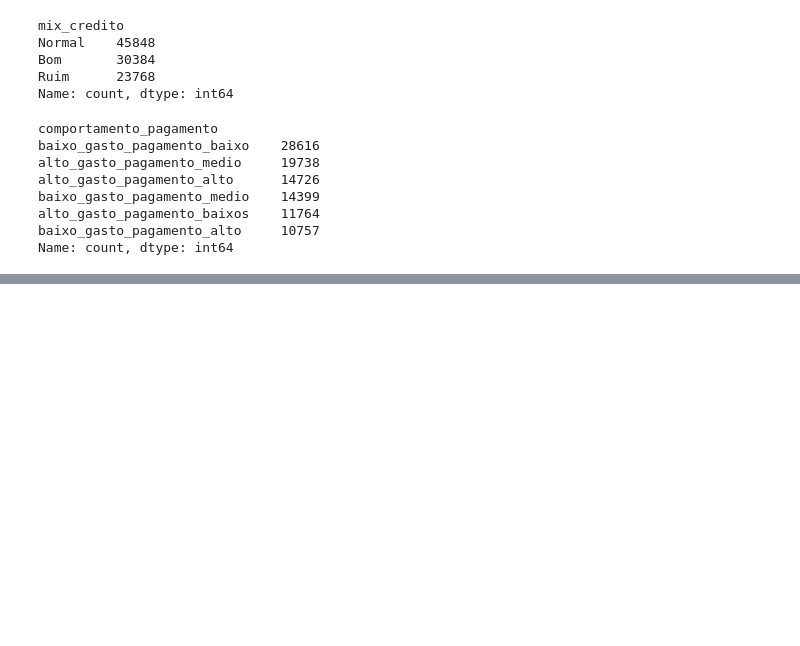
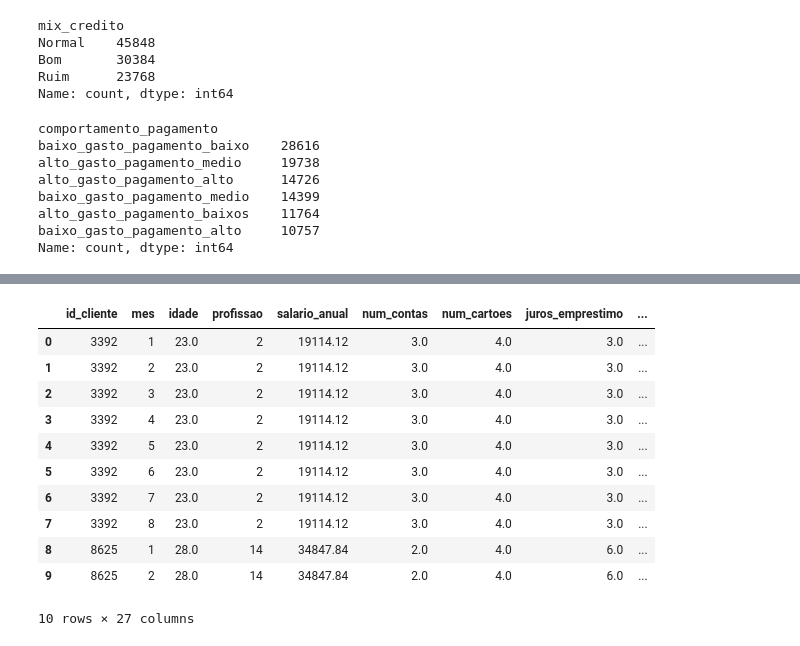
Before and after one commit to carlosrodriguesjf/ProjetoScoreDeClientesDeBanco, a Jupyter notebook: main.ipynb, the cells around one changed output, grey strips where cells are left out. Drawn from its saved outputs; the diff is of its cells as text; code cells hidden in the pictures; blank space fills up the shorter version.

```diff
--- a/main.ipynb
+++ b/main.ipynb
@@ -107,3 +102,3 @@ Name: count, dtype: int64
 # %%
-# Aplicando o label encoder
-le = LabelEncoder()
+# Aplicando o label encoder na variavel profissao
+codificador = LabelEncoder()
@@ -111,0 +185,21 @@ le = LabelEncoder()
+# %%
+# aplicando label encoding na variavel comportamento_pagamento
+
+codificador = LabelEncoder()
+codificador.fit_transform(clientes['comportamento_pagamento'])
+clientes['comp_pag'] = codificador.transform(clientes['comportamento_pagamento'])
+# %%
+clientes.head(10)
+# %% [output]
+|  | id_cliente | mes | idade | profissao | salario_anual | num_contas | num_cartoes | juros_emprestimo | ... |
+| 0 | 3392 | 1 | 23.0 | 2 | 19114.12 | 3.0 | 4.0 | 3.0 | ... |
+| 1 | 3392 | 2 | 23.0 | 2 | 19114.12 | 3.0 | 4.0 | 3.0 | ... |
+| 2 | 3392 | 3 | 23.0 | 2 | 19114.12 | 3.0 | 4.0 | 3.0 | ... |
+| 3 | 3392 | 4 | 23.0 | 2 | 19114.12 | 3.0 | 4.0 | 3.0 | ... |
+| 4 | 3392 | 5 | 23.0 | 2 | 19114.12 | 3.0 | 4.0 | 3.0 | ... |
+| 5 | 3392 | 6 | 23.0 | 2 | 19114.12 | 3.0 | 4.0 | 3.0 | ... |
+| 6 | 3392 | 7 | 23.0 | 2 | 19114.12 | 3.0 | 4.0 | 3.0 | ... |
+| 7 | 3392 | 8 | 23.0 | 2 | 19114.12 | 3.0 | 4.0 | 3.0 | ... |
+| 8 | 8625 | 1 | 28.0 | 14 | 34847.84 | 2.0 | 4.0 | 6.0 | ... |
+| 9 | 8625 | 2 | 28.0 | 14 | 34847.84 | 2.0 | 4.0 | 6.0 | ... |
+10 rows × 27 columns
```
Also changed, not shown: parts of 14 cells of this notebook, 1 other file.
